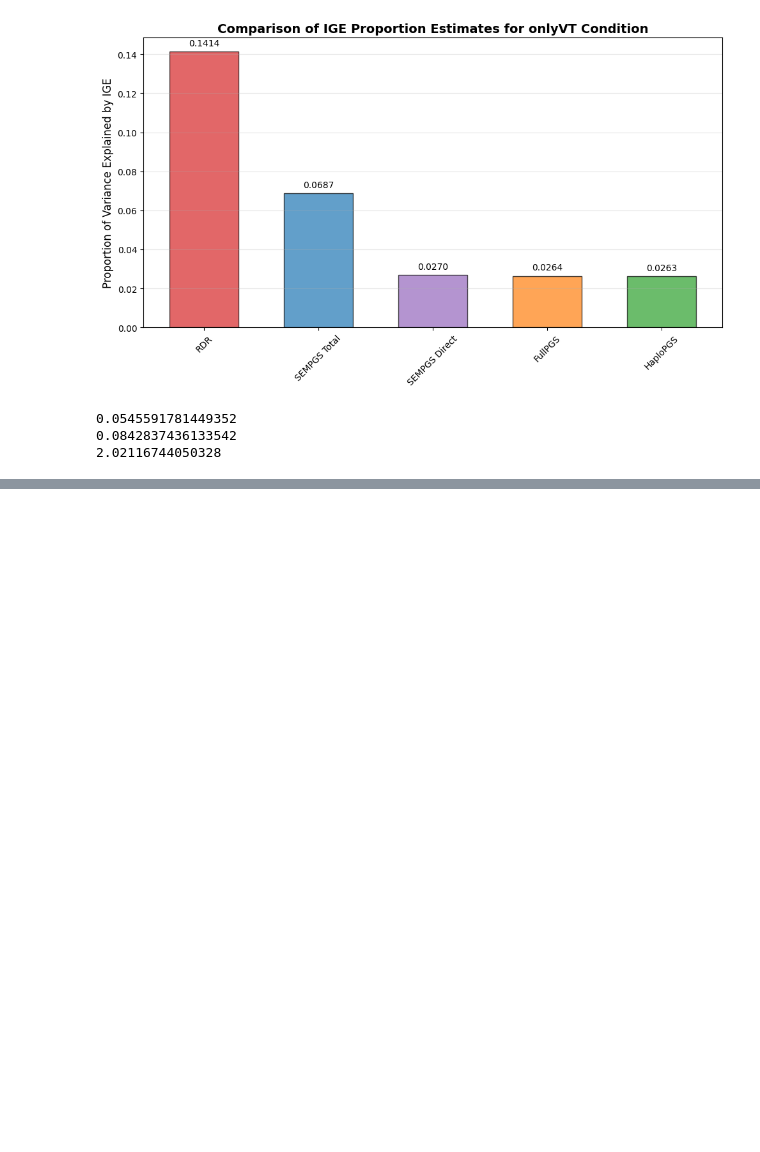
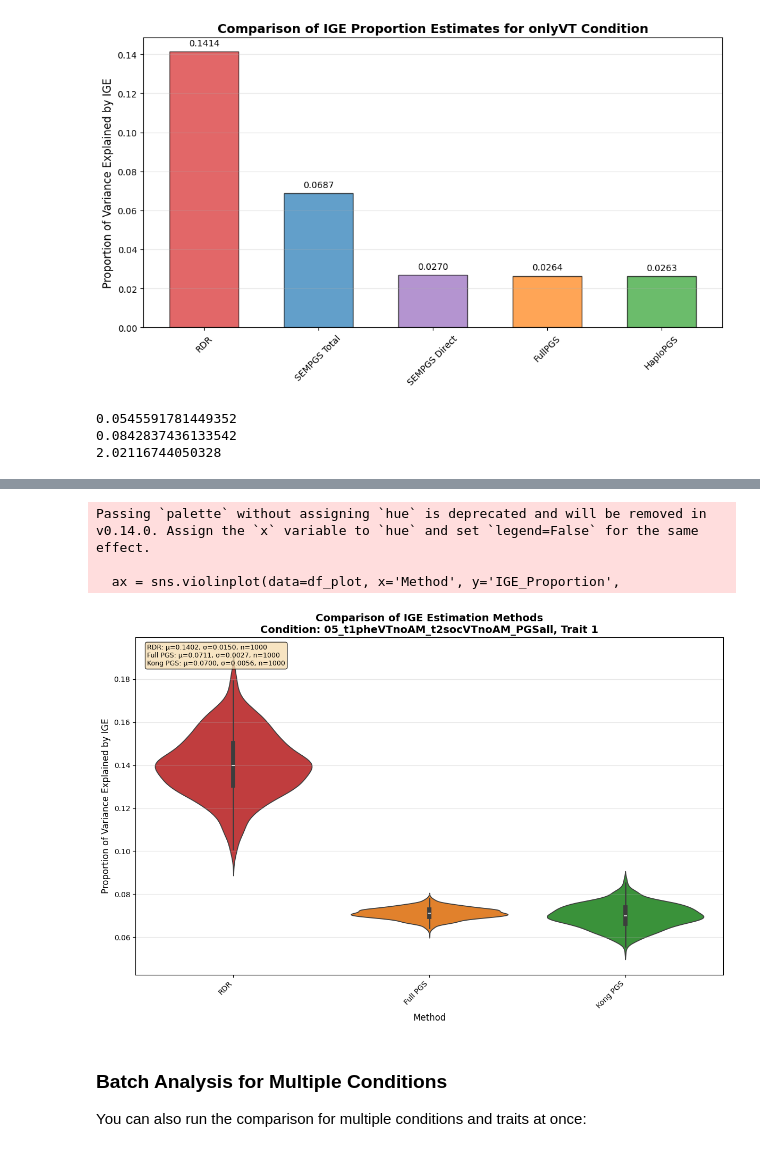
Before and after one commit to Xuanyu-Lyu/StatRev_IndirectGene, a Jupyter notebook: Analysis/joint_analysis_uni.ipynb, the cells around one changed output, grey strips where cells are left out. Drawn from its saved outputs; the diff is of its cells as text; code cells hidden in the pictures; blank space fills up the shorter version.

```diff
--- a/Analysis/joint_analysis_uni.ipynb
+++ b/Analysis/joint_analysis_uni.ipynb
@@ -288,0 +358,33 @@ plt.show()
+# %%
+# Create the comparison violin plot
+data_dict = {}
+
+if rdr_ige is not None:
+    data_dict['RDR'] = rdr_ige
+
+if sempgs_total is not None:
+    data_dict['SEM-PGS Total'] = sempgs_total
+
+if sempgs_direct is not None:
+    data_dict['SEM-PGS Direct'] = sempgs_direct
+
+if fullpgs_ige is not None:
+    data_dict['Full PGS'] = fullpgs_ige
+
+if kong_ige is not None:
+    data_dict['Kong PGS'] = kong_ige
+
+# Generate the violin plot (no saving, just display)
+if data_dict:
+    create_violin_plot(data_dict, condition, trait, save_path=None)
+else:
+    print("No data available for plotting")
+# %% [output]
+Passing `palette` without assigning `hue` is deprecated and will be removed in v0.14.0. Assign the `x` variable to `hue` and set `legend=False` for the same effect.
+
+  ax = sns.violinplot(data=df_plot, x='Method', y='IGE_Proportion',
+[figure, added]
+# %% [markdown]
+### Batch Analysis for Multiple Conditions
+
+You can also run the comparison for multiple conditions and traits at once:
```
Also changed, not shown: parts of 4 cells of this notebook, 21 other files.
